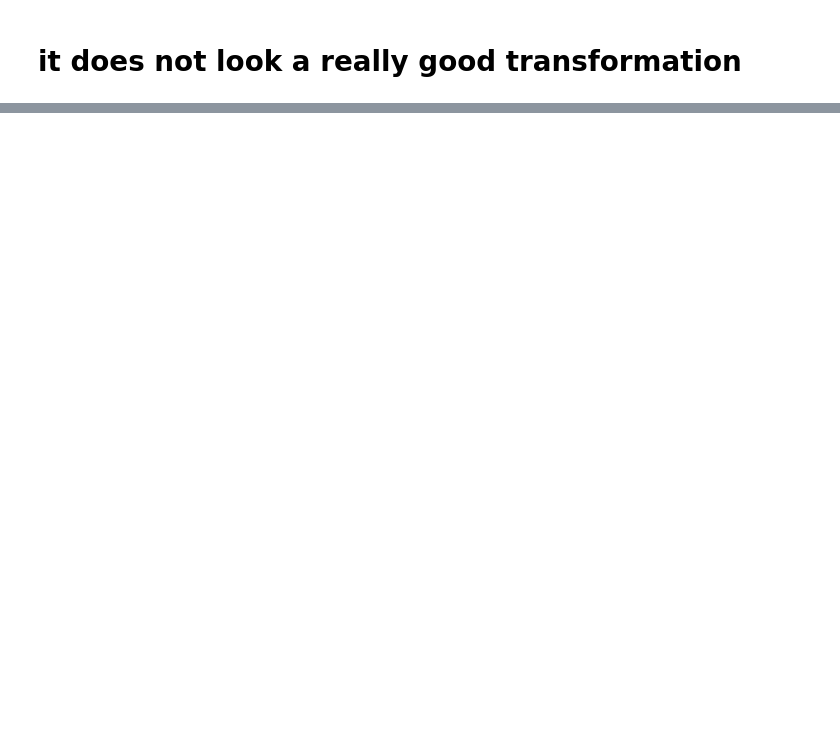
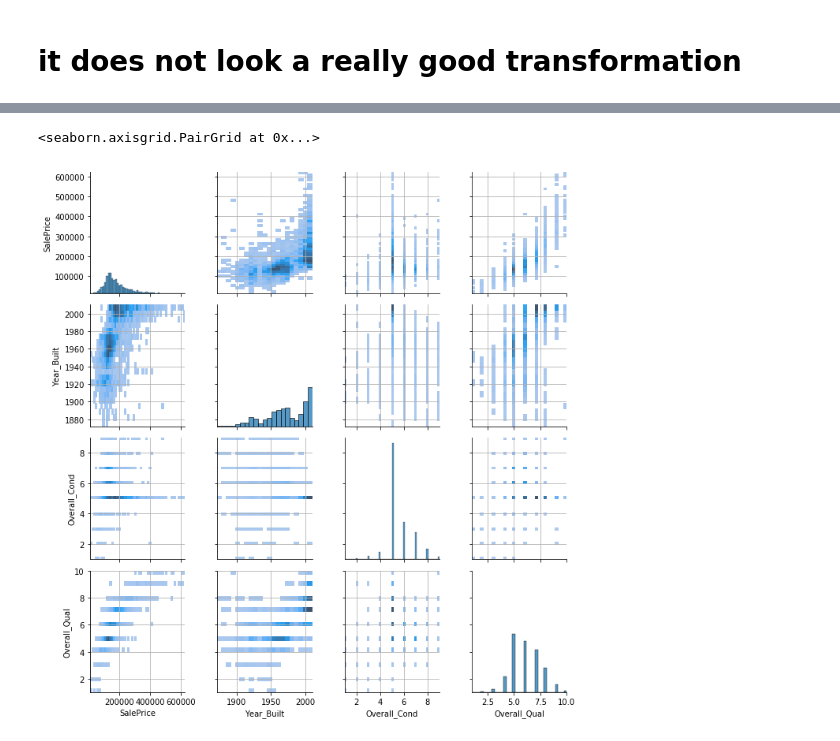
Before and after one commit to panManfredini/IBM_ML, a Jupyter notebook: 01_ReadingData/lesson_d_done_by_me.ipynb, the cells around one changed output, grey strips where cells are left out. Saved outputs shown, nothing was run; the diff lists cells and outputs as text; code cells hidden in the pictures; blank space fills up the shorter version.

```diff
--- a/01_ReadingData/lesson_d_done_by_me.ipynb
+++ b/01_ReadingData/lesson_d_done_by_me.ipynb
@@ -77,0 +93,10 @@ plt.show()
+# %%
+smaller_df = df.loc[:,['Lot_Area', 'Overall_Qual', 'Overall_Cond',
+                      'Year_Built',  'Gr_Liv_Area',
+                      'Full_Bath', 'Bedroom_AbvGr', 'Fireplaces',
+                      'Garage_Cars','SalePrice']]
+# %%
+sns.pairplot(smaller_df[["SalePrice","Year_Built","Overall_Cond","Overall_Qual"]],kind="hist")
+# %% [output]
+<seaborn.axisgrid.PairGrid at 0x...>
+[figure, added]
```
Also changed, not shown: parts of 16 cells of this notebook.
